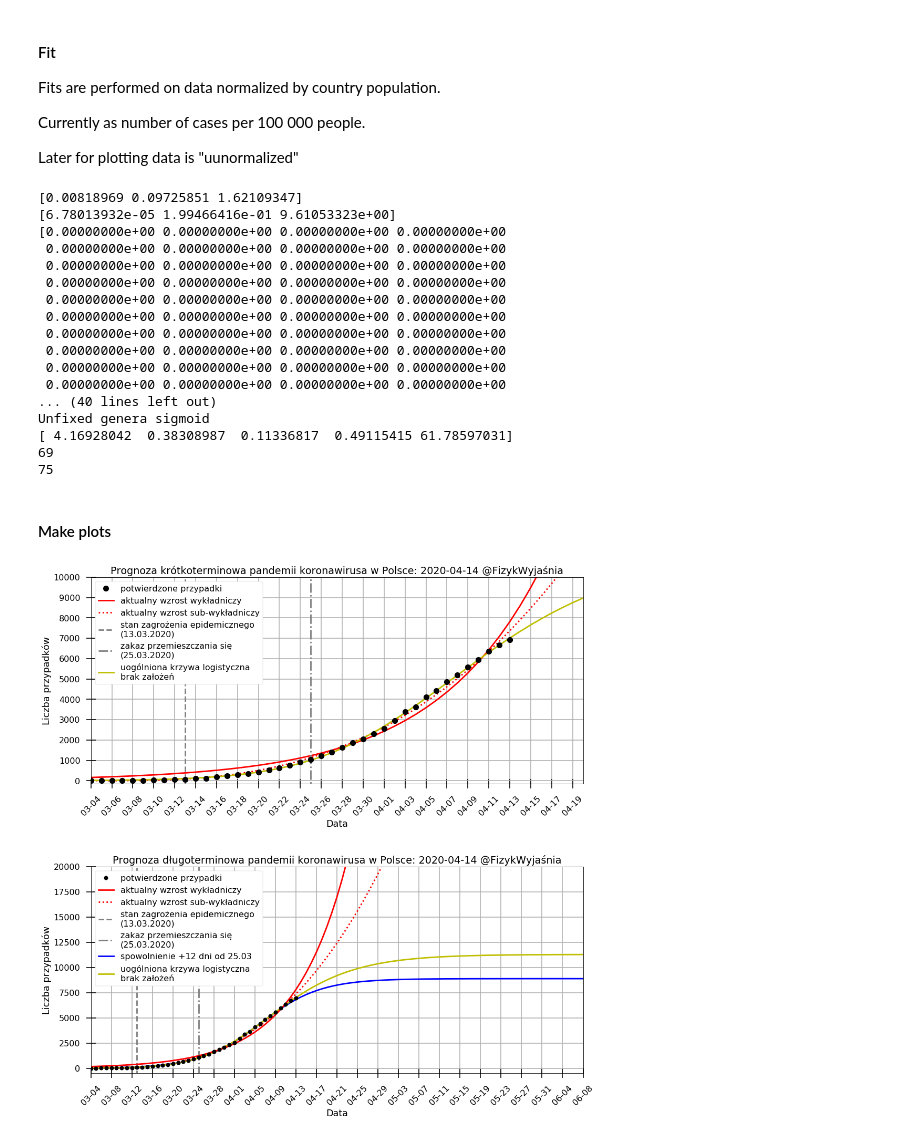
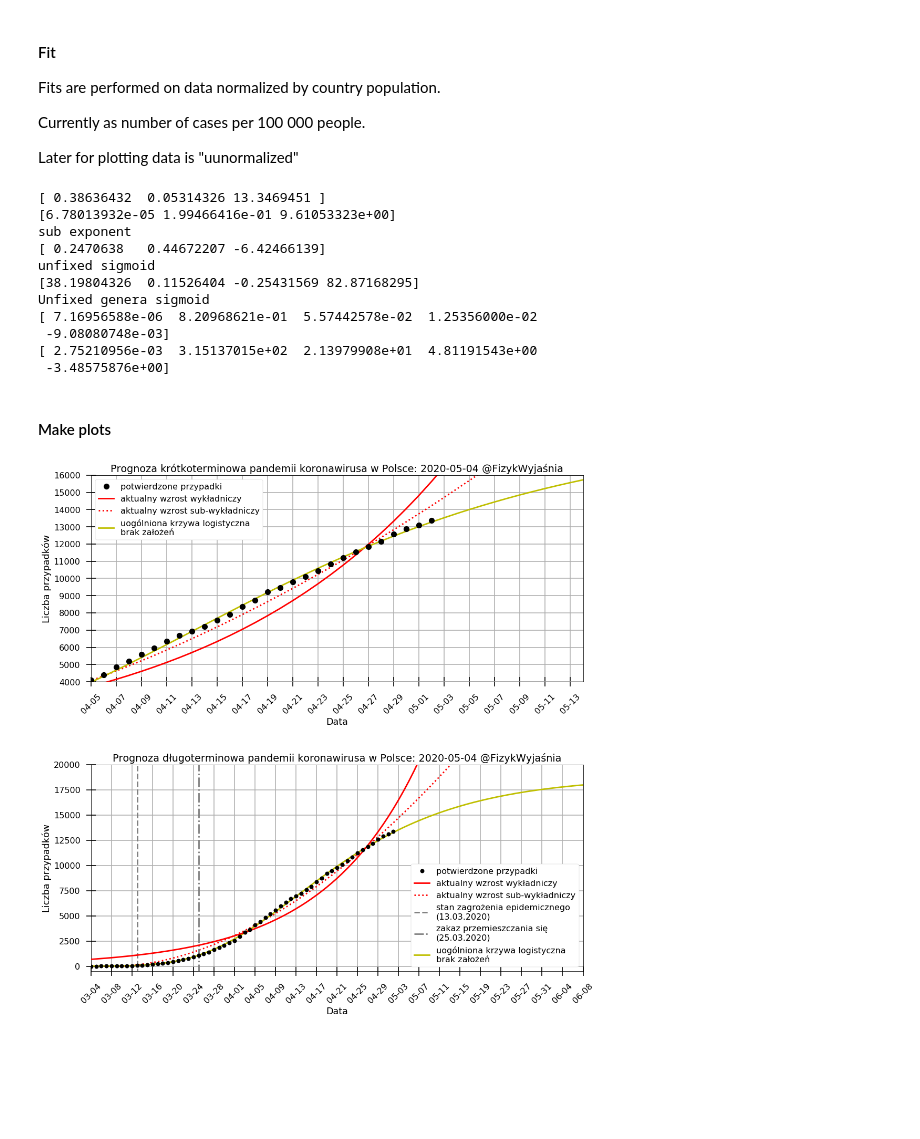
Before and after one commit to maciejj/corona_plot, a Jupyter notebook: predictions_two_models_PL_constraints_subexp_new_sigmoids.ipynb, the cells around one changed output. Cells and saved outputs as stored; diff of their text form; code cells hidden in the pictures; blank space fills up the shorter version.

```diff
--- a/predictions_two_models_PL_constraints_subexp_new_sigmoids.ipynb
+++ b/predictions_two_models_PL_constraints_subexp_new_sigmoids.ipynb
@@ -198,7 +200,7 @@ hist_exp_fit = exponent(dates_num_extrapolate, *hist_exp_popt)
 
 #fit sub exponent to the data
 pred_data=(data[considered_countries["predict"]].values/countries_populations[considered_countries["predict"]])*per_num
-skip_initial_days=int(1)
+skip_initial_days=int(5)
 (subexp_start)=np.min(np.nonzero(pred_data))+skip_initial_days
 subexp_pred_data = pred_data[subexp_start:]
 subexp_dates_num=dates_num[subexp_start:]
@@ -212,7 +214,7 @@ sub_exp_popt, sub_exp_pcov = curve_fit(sub_exponent, subexp_dates_num, subexp_pr
                                       )
 sub_exp_fit=sub_exponent(subexp_dates_num_extrapolate, *sub_exp_popt)
 sub_exp_fit = np.nan_to_num(sub_exp_fit, nan=0.0)
-print(sub_exp_fit)
+#print(sub_exp_fit)
 
 print("sub exponent")
 print(sub_exp_popt)
@@ -244,8 +246,11 @@ for variant_name, variant_value in zip(fit_variants, fit_variants.values()):
 
 ##fit unfixed general sigmoid to data
 gen_sig_popt, gen_sig_pcov = curve_fit(generalised_sigmoid, dates_num, pred_data, maxfev=maxit*1000)
+
+unnorm=countries_populations[considered_countries["predict"]]/per_num
 print("Unfixed genera sigmoid")
 print(gen_sig_popt)
+print(gen_sig_popt*unnorm)
 gen_sig_fit = generalised_sigmoid(dates_num_extrapolate, *gen_sig_popt)
 
 
@@ -266,23 +271,17 @@ for variant_name, variant_value in zip(fit_variants, fit_variants.values()):
 #    gen_sig_fit_fixed[variant_name] = fixed_general_sigmoid(dates_num_extrapolate, *gen_sig_popt_fixed[variant_name])
 #    print(gen_sig_popt_fixed[variant_name])
 # %% [output]
-[0.00818969 0.09725851 1.62109347]
+[ 0.38636432  0.05314326 13.3469451 ]
 [6.78013932e-05 1.99466416e-01 9.61053323e+00]
-[0.00000000e+00 0.00000000e+00 0.00000000e+00 0.00000000e+00
- 0.00000000e+00 0.00000000e+00 0.00000000e+00 0.00000000e+00
- 0.00000000e+00 0.00000000e+00 0.00000000e+00 0.00000000e+00
- 0.00000000e+00 0.00000000e+00 0.00000000e+00 0.00000000e+00
- 0.00000000e+00 0.00000000e+00 0.00000000e+00 0.00000000e+00
- 0.00000000e+00 0.00000000e+00 0.00000000e+00 0.00000000e+00
- 0.00000000e+00 0.00000000e+00 0.00000000e+00 0.00000000e+00
- 0.00000000e+00 0.00000000e+00 0.00000000e+00 0.00000000e+00
- 0.00000000e+00 0.00000000e+00 0.00000000e+00 0.00000000e+00
- 0.00000000e+00 0.00000000e+00 0.00000000e+00 0.00000000e+00
-... (40 lines left out)
+sub exponent
+[ 0.2470638   0.44672207 -6.42466139]
+unfixed sigmoid
+[38.19804326  0.11526404 -0.25431569 82.87168295]
 Unfixed genera sigmoid
-[ 4.16928042  0.38308987  0.11336817  0.49115415 61.78597031]
-69
-75
+[ 7.16956588e-06  8.20968621e-01  5.57442578e-02  1.25356000e-02
+ -9.08080748e-03]
+[ 2.75210956e-03  3.15137015e+02  2.13979908e+01  4.81191543e+00
+ -3.48575876e+00]
 # %% [markdown]
 #### Make plots
 # %%
@@ -319,8 +318,9 @@ ax.plot(mdates.num2date(subexp_dates_num_extrapolate+dates_start), sub_exp_fit*u
 #variant_name="spowolnienie +12 dni od 25.03"
 #col="blue"
 #ax.plot(mdates.num2date(dates_num_extrapolate+dates_start), pred_sig_fit_fixed[variant_name]*unnorm, color=col, label=variant_name)
-ax.axvline(date_epidemic_threat, -10, 10000000, label=date_epidemic_threat_label, linestyle='--', color='gray', )
-ax.axvline(date_shutdown, -10, 10000000, label=shutdown_label, linestyle='-.', color='gray', )
+#ax.axvline(date_epidemic_threat, -10, 10000000, label=date_epidemic_threat_label, linestyle='--', color='gray', )
+
+#ax.axvline(date_shutdown, -10, 10000000, label=shutdown_label, linestyle='-.', color='gray', )
 
 ax.plot(mdates.num2date(dates_num_extrapolate+dates_start), gen_sig_fit*unnorm, color='y', label="uogólniona krzywa logistyczna \nbrak założeń")
 
@@ -347,7 +347,7 @@ for variant_name in fit_variants:
         ax2.plot(mdates.num2date(dates_num_extrapolate+dates_start), pred_sig_fit_fixed[variant_name]*unnorm, color=col, label=variant_name)
 
 col=next(color)
-ax2.plot(mdates.num2date(dates_num_extrapolate+dates_start), gen_sig_fit*unnorm, color=col, label="uogólniona krzywa logistyczna \nbrak założeń")
+ax2.plot(mdates.num2date(dates_num_extrapolate+dates_start), gen_sig_fit*unnorm, color='y', label="uogólniona krzywa logistyczna \nbrak założeń")
 
 ax2.set(xlabel=x_label,
        ylabel=y_label,
@@ -361,7 +361,6 @@ for axis in [ax, ax2]:
     axis.xaxis.set_tick_params(rotation=45, direction="out")
     axis.tick_params(direction='inout', length=18, colors='k')
 
-
     legend = axis.legend(frameon=1, facecolor='white', framealpha=1, fontsize=16, handlelength=1.8)#, loc='upper left')
     axis.grid(True)
 
@@ -369,46 +368,45 @@ for axis in [ax, ax2]:
 
 #short term
 axis = ax
 tick_spacing=2
 axis.xaxis.set_major_locator(ticker.MultipleLocator(tick_spacing))
-axis.set_xlim([datetime.date(2020, 3, 4), datetime.date(2020, 4, 20)])
+axis.set_xlim([datetime.date(2020, 4, 5), datetime.date(2020, 5, 14)])
 axis.yaxis.set_major_locator(plt.MaxNLocator(12))
-axis.set_ylim(-150,10000)
-#axis.set_ylim(3000,4000)
+axis.set_ylim(4000,16000)
+
+#Try 10 days up and 10 back
+#short_start = date.today() - datetime.timedelta(days=11)
+#short_end  = date.today() + datetime.timedelta(days=9)
+#axis.set_xlim([short_start, short_end])
+#axis.yaxis.set_major_locator(plt.MaxNLocator(10))
+#axis.set_ylim(5000,13000)
+
 
 
 #Long term
 axis = ax2
 axis.set_xlim([datetime.date(2020, 3, 4), datetime.date(2020, 6, 8)])
 #axis.set_xlim([datetime.date(2020, 4, 1), datetime.date(2020, 4, 20)])
 
 tick_spacing=4
 axis.xaxis.set_major_locator(ticker.MultipleLocator(tick_spacing))
 axis.set_ylim(-500,20000)
 #axis.set_ylim(5000,7500)
 
 
-
-##    legend = axis.legend(frameon=1, facecolor='white', framealpha=1)#, loc='upper left')
-##    axis.grid(True)
-    #axis.set_yscale("log")
-
-#    frame = legend.get_frame()
-#    frame.set_facecolor('green')
-#    frame.set_edgecolor('red')
-#    frame.set_alpha(1)
+#axis.set_yscale("log")
 
 
 fig.tight_layout(pad=5.0)
 plt.show()
 
 timestamp=time.strftime("%Y_%m_%d")
 
 fig.savefig("./predictions_for_poland_figures/prognoza_"+timestamp+".png")
 
 #print(mdates.num2date(dates_num_extrapolate[:51+1]+dates_start)[-1])
 # %% [output]
-[figure, old version]
+[figure, new version]
 # %%
 #Exponent predictions
 for day, exp_value in zip(mdates.num2date(dates_num_extrapolate+dates_start),(pred_exp_fit*unnorm)):
```
Also changed, not shown: parts of 6 cells of this notebook, 56 other files.
